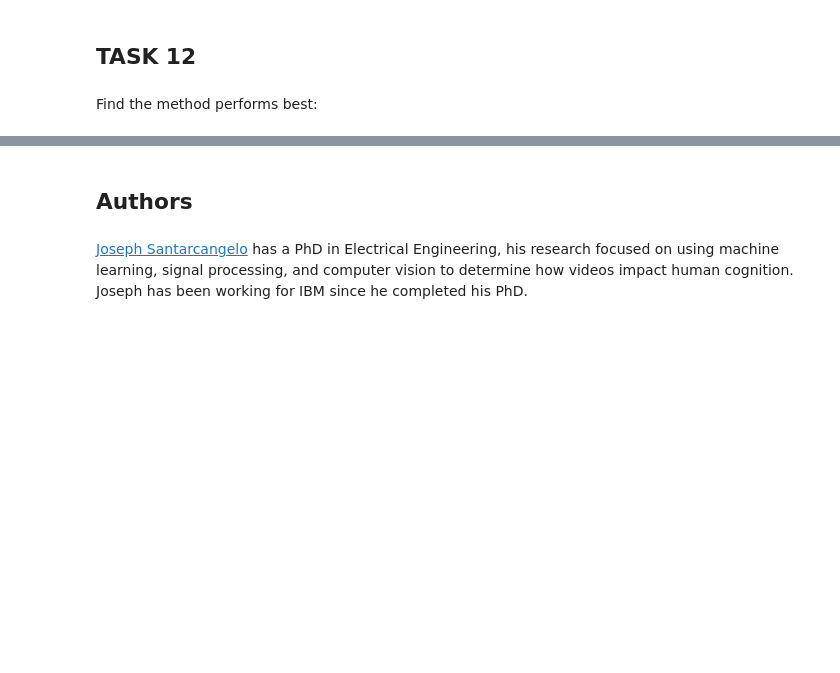
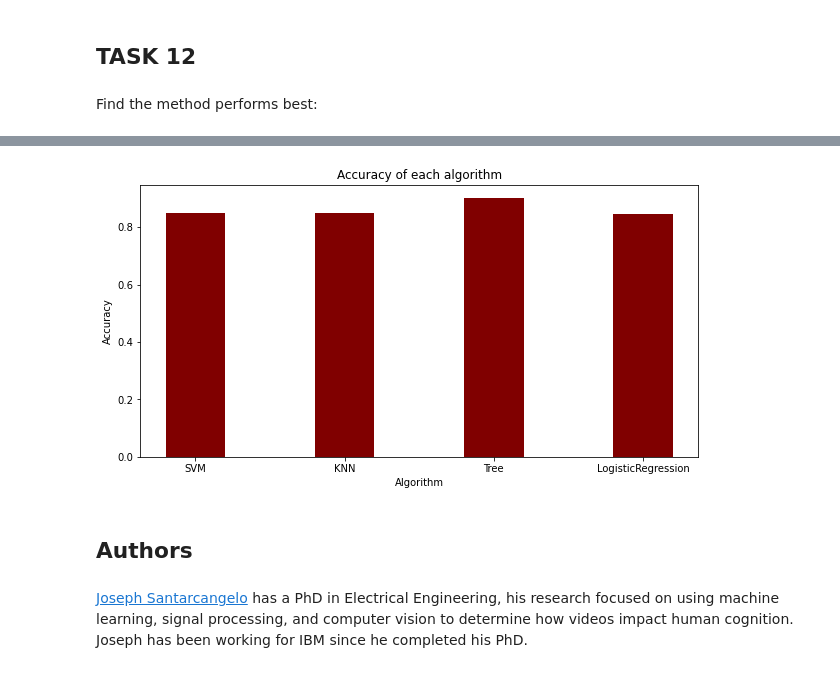
Before and after one commit to kartgupta29/ibmcourse, a Jupyter notebook: ML Prediction Spacex.ipynb, the cells around one changed output, grey strips where cells are left out. Saved outputs shown, nothing was run; the diff lists cells and outputs as text; code cells hidden in the pictures; blank space fills up the shorter version.

```diff
--- a/ML Prediction Spacex.ipynb
+++ b/ML Prediction Spacex.ipynb
@@ -355,3 +355,22 @@ Best Algorithm:  Tree  score: 0.9017857142857144
+# %%
+import numpy as np
+import matplotlib.pyplot as plt
+
+names = list(scores.keys())
+values = list(scores.values())
+
+fig = plt.figure(figsize = (10, 5))
+
+# creating the bar plot
+plt.bar(names, values, color ='maroon',
+        width = 0.4)
+
+plt.xlabel("Algorithm")
+plt.ylabel("Accuracy")
+plt.title("Accuracy of each algorithm")
+plt.show()
+# %% [output]
+[figure, added]
 # %% [markdown]
 ## Authors
 # %% [markdown]
```
Also changed, not shown: parts of 4 cells of this notebook.
